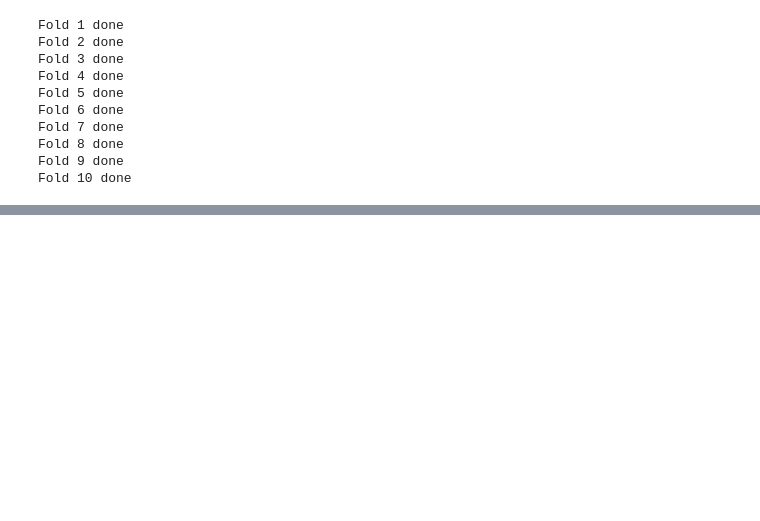
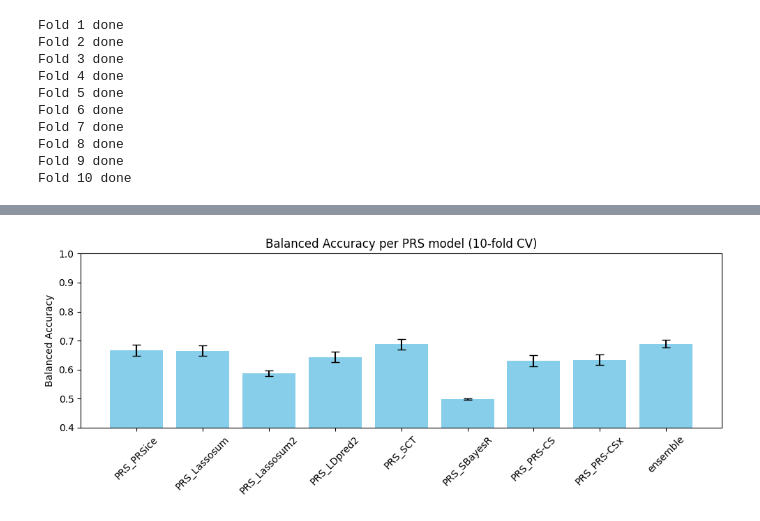
Before and after one commit to xamwise/nextflow_pipeline_prs, a Jupyter notebook: collect_results_prs_models.ipynb, the cells around one changed output, grey strips where cells are left out. Drawn from its saved outputs; the diff is of its cells as text; code cells hidden in the pictures; blank space fills up the shorter version.

```diff
--- a/collect_results_prs_models.ipynb
+++ b/collect_results_prs_models.ipynb
@@ -360,0 +400,7 @@ Std           0.0218      0.0094       0.0103    0.0061
+# %%
+summary_accuracy = pd.DataFrame(accuracy_results)
+summary_accuracy.index = [f'Fold_{i+1}' for i in range(len(folds))]
+summary_accuracy.loc['Mean'] = summary_accuracy.mean()
+summary_accuracy.loc['Std']  = summary_accuracy.std()
+
+print(summary_accuracy.round(4))
@@ -379,0 +503,15 @@ plt.show()
+# %%
+means_accuracy = summary_accuracy.loc['Mean']
+stds_accuracy  = summary_accuracy.loc['Std']
+fig, ax = plt.subplots(figsize=(10, 4))
+ax.bar(means_accuracy.index, means_accuracy.values, yerr=stds_accuracy.values,
+         capsize=4, color='skyblue')
+ax.set_ylabel('Balanced Accuracy')
+ax.set_title('Balanced Accuracy per PRS model (10-fold CV)')
+ax.set_ylim(0.4, 1.0)
+plt.xticks(rotation=45)
+plt.tight_layout()
+plt.savefig(f'plots/prs_lr_balanced_accuracy_{DATA}_updated.png', dpi=150)
+plt.show()
+# %% [output]
+[figure, added]
```
Also changed, not shown: parts of 33 cells of this notebook, 16 other files.
